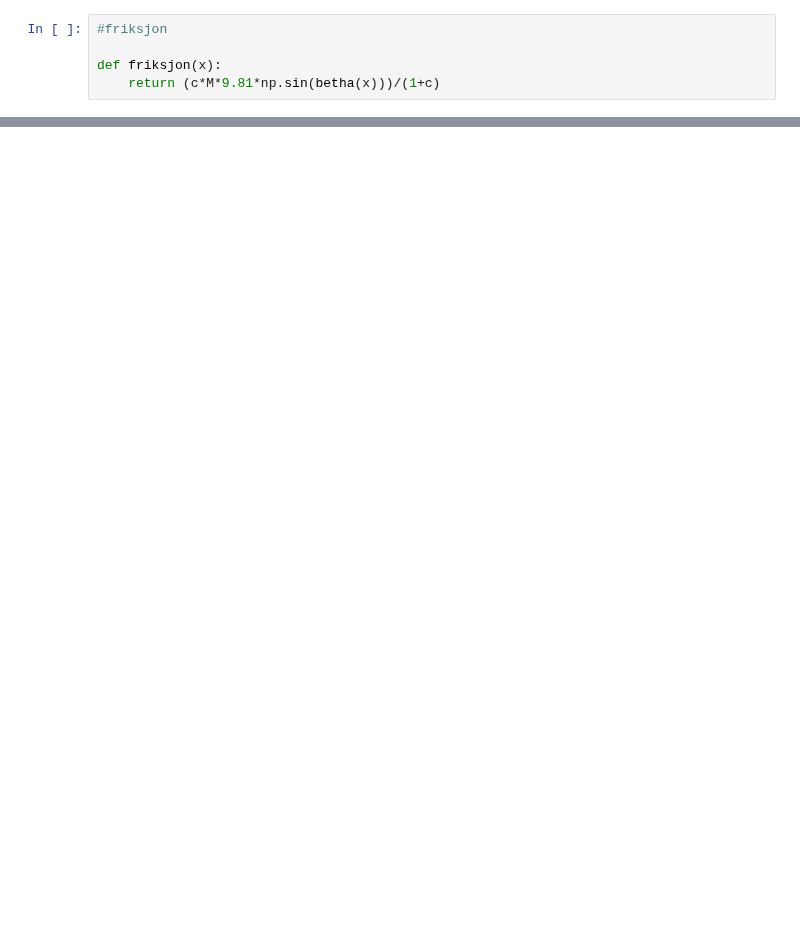
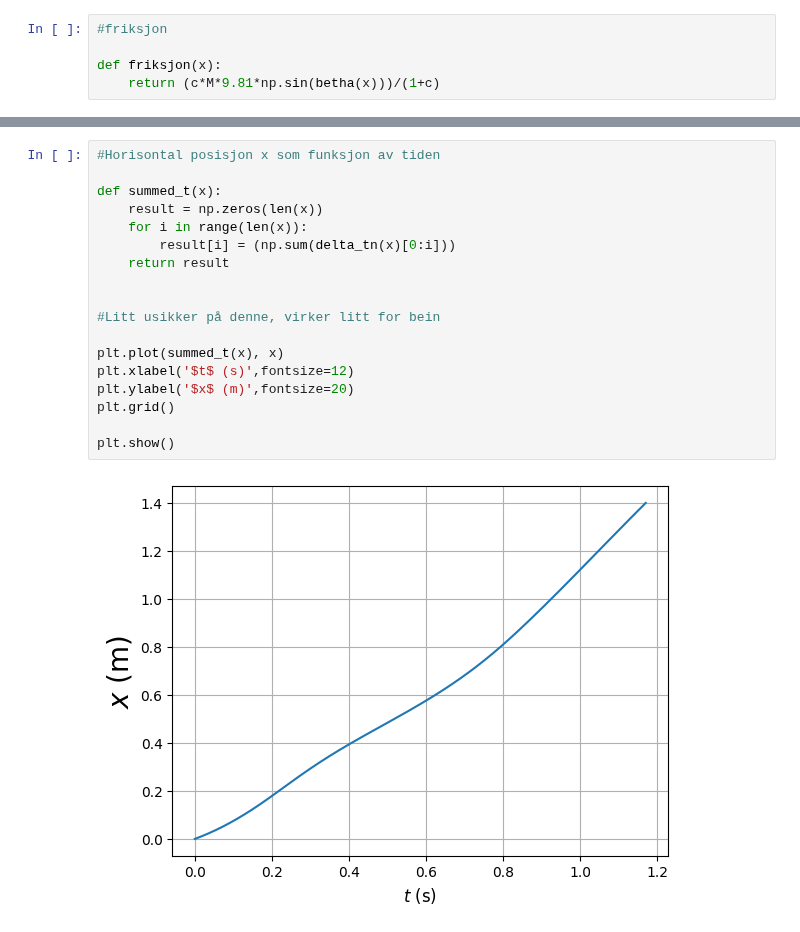
Before and after one commit to KSkrede/FysikkLab, a Jupyter notebook: FysikkLab.ipynb, the cells around one changed output, grey strips where cells are left out. Cells and saved outputs as stored; diff of their text form; blank space fills up the shorter version.

Commit message:
Added some time graphs ++

```diff
--- a/FysikkLab.ipynb
+++ b/FysikkLab.ipynb
@@ -227,0 +211,20 @@ plt.show()
+# %%
+#Horisontal posisjon x som funksjon av tiden
+
+def summed_t(x):
+    result = np.zeros(len(x))
+    for i in range(len(x)):
+        result[i] = (np.sum(delta_tn(x)[0:i]))
+    return result
+
+
+#Litt usikker på denne, virker litt for bein
+
+plt.plot(summed_t(x), x)
+plt.xlabel('$t$ (s)',fontsize=12)
+plt.ylabel('$x$ (m)',fontsize=20)
+plt.grid()
+
+plt.show()
+# %% [output]
+[figure, added]
```
Also changed, not shown: parts of 10 cells of this notebook, 1 other file.
